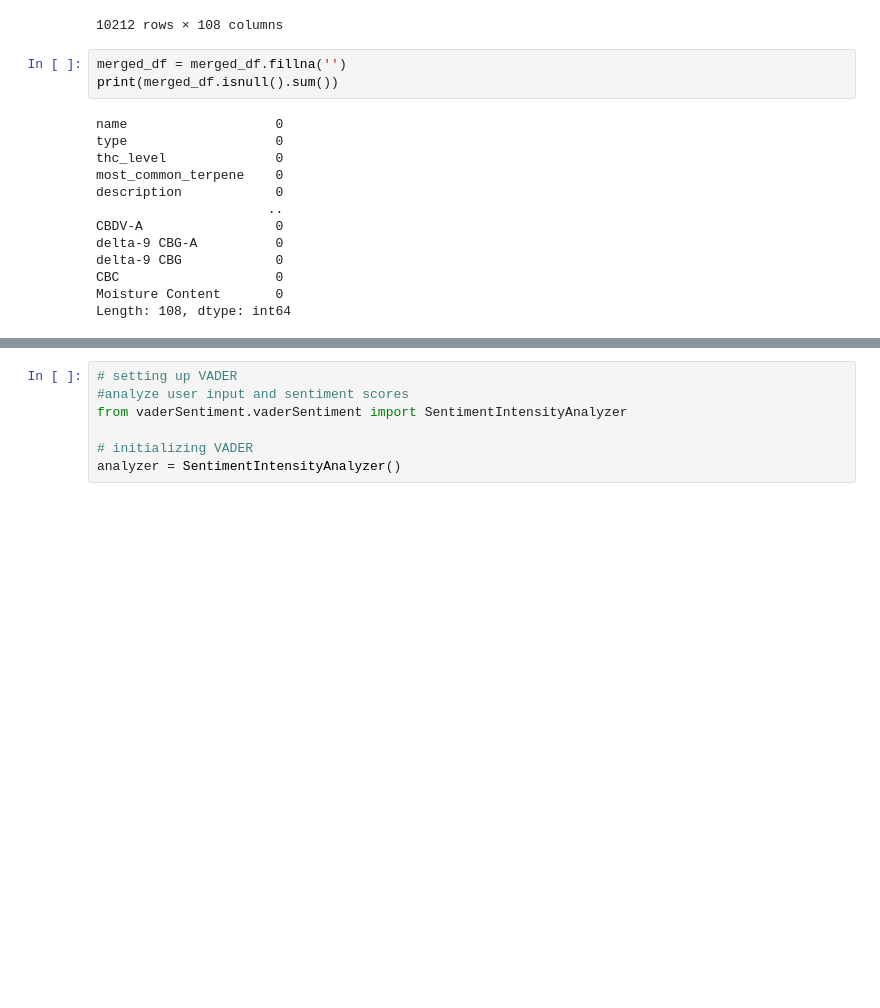
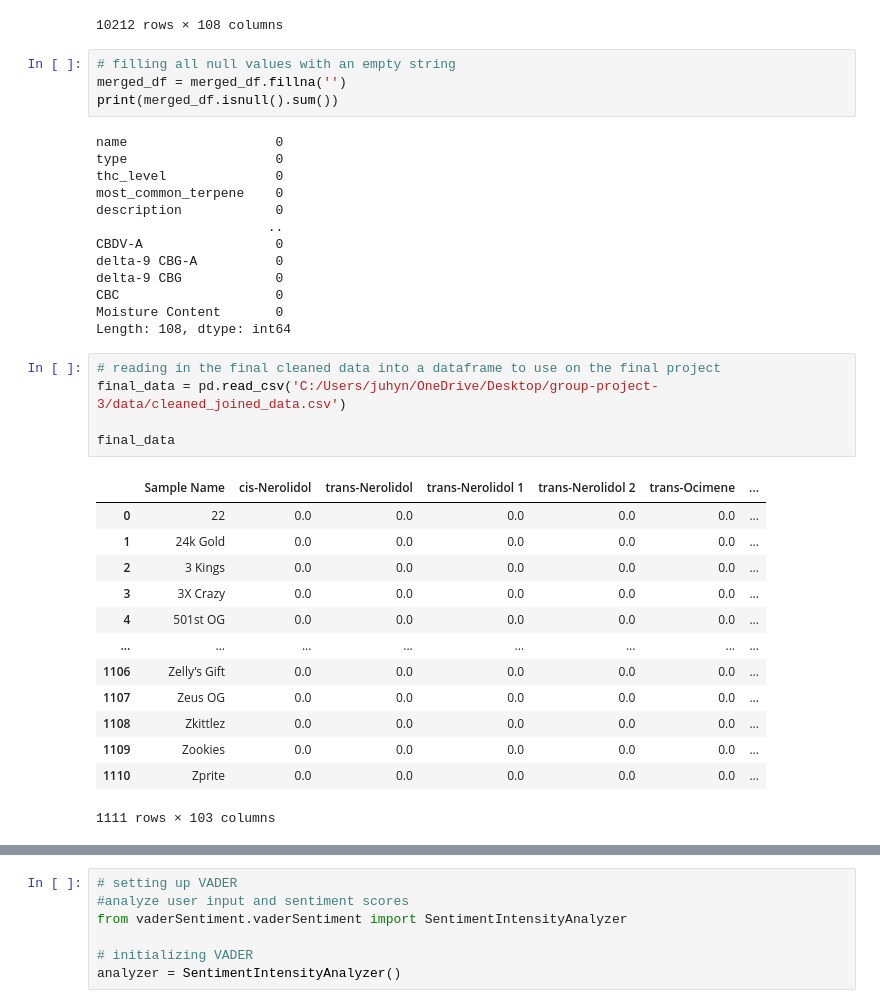
Before and after one commit to JustifiedTB/group-project-3, a Jupyter notebook: alqabaie.ipynb, the cells around one changed output, grey strips where cells are left out. Saved outputs shown, nothing was run; the diff lists cells and outputs as text; blank space fills up the shorter version.

```diff
--- a/alqabaie.ipynb
+++ b/alqabaie.ipynb
@@ -141,6 +132,7 @@ merged_df
 | 10211 | Walrus Kush | Hybrid | NaN | NaN | While normally difficult to ignor... | 0% | 80% | 0% | 40% | ... |
 10212 rows × 108 columns
 # %%
+# filling all null values with an empty string
 merged_df = merged_df.fillna('')
 print(merged_df.isnull().sum())
 # %% [output]
@@ -156,3 +148,22 @@ delta-9 CBG            0
 CBC                    0
 Moisture Content       0
 Length: 108, dtype: int64
+# %%
+# reading in the final cleaned data into a dataframe to use on the final project
+final_data = pd.read_csv('C:/Users/juhyn/OneDrive/Desktop/group-project-3/data/cleaned_joined_data.csv')
+
+final_data
+# %% [output]
+|  | Sample Name | cis-Nerolidol | trans-Nerolidol | trans-Nerolidol 1 | trans-Nerolidol 2 | trans-Ocimene | ... |
+| 0 | 22 | 0.0 | 0.0 | 0.0 | 0.0 | 0.0 | ... |
+| 1 | 24k Gold | 0.0 | 0.0 | 0.0 | 0.0 | 0.0 | ... |
+| 2 | 3 Kings | 0.0 | 0.0 | 0.0 | 0.0 | 0.0 | ... |
+| 3 | 3X Crazy | 0.0 | 0.0 | 0.0 | 0.0 | 0.0 | ... |
+| 4 | 501st OG | 0.0 | 0.0 | 0.0 | 0.0 | 0.0 | ... |
+| ... | ... | ... | ... | ... | ... | ... | ... |
+| 1106 | Zelly’s Gift | 0.0 | 0.0 | 0.0 | 0.0 | 0.0 | ... |
+| 1107 | Zeus OG | 0.0 | 0.0 | 0.0 | 0.0 | 0.0 | ... |
+| 1108 | Zkittlez | 0.0 | 0.0 | 0.0 | 0.0 | 0.0 | ... |
+| 1109 | Zookies | 0.0 | 0.0 | 0.0 | 0.0 | 0.0 | ... |
+| 1110 | Zprite | 0.0 | 0.0 | 0.0 | 0.0 | 0.0 | ... |
+1111 rows × 103 columns
```
Also changed, not shown: parts of 13 cells of this notebook, 3 other files.
